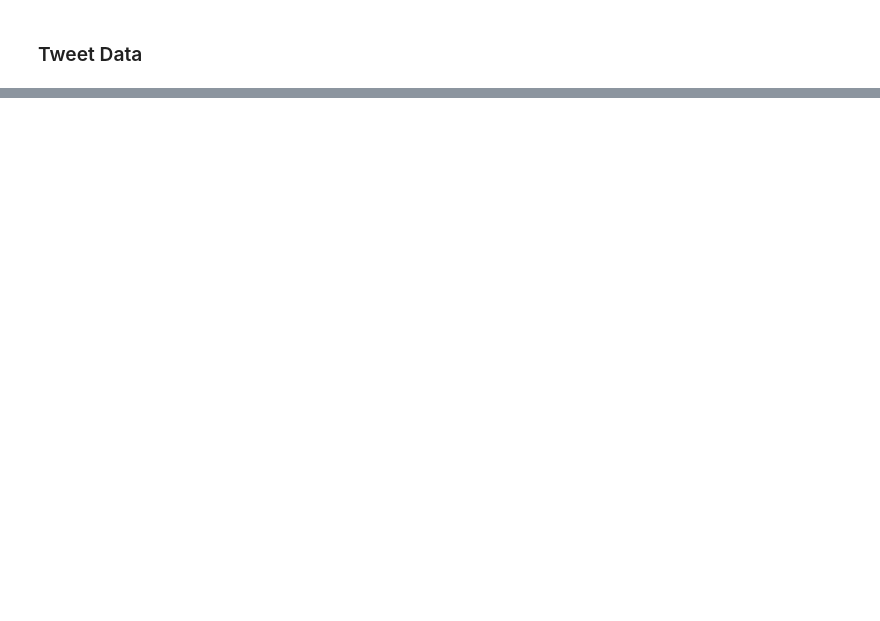
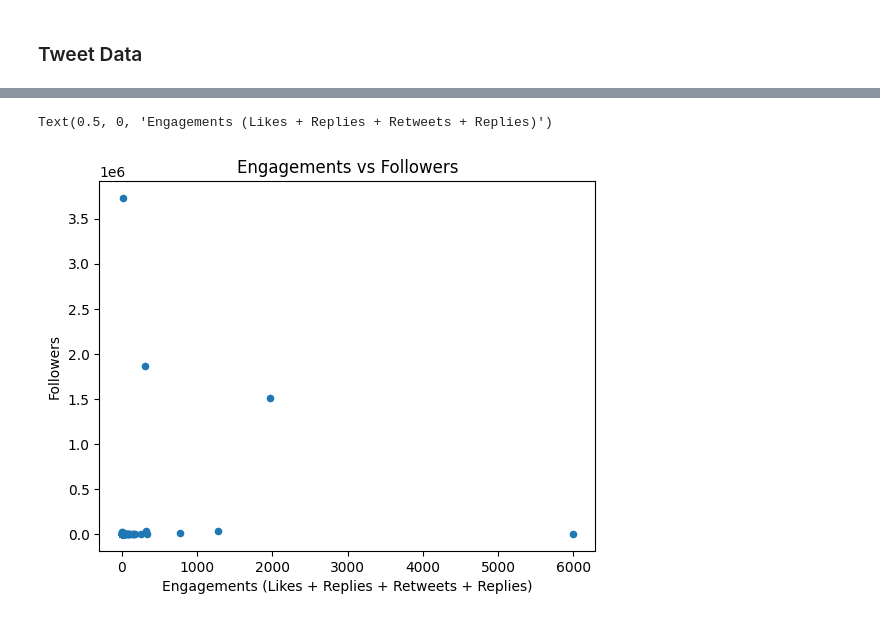
Before and after one commit to ShiroeLH/CS-132-PH-Twitter-Mis-Disinformation-Analysis, a Jupyter notebook: analysis/analysis.ipynb, the cells around one changed output, grey strips where cells are left out. Drawn from its saved outputs; the diff is of its cells as text; code cells hidden in the pictures; blank space fills up the shorter version.

```diff
--- a/analysis/analysis.ipynb
+++ b/analysis/analysis.ipynb
@@ -779,3 +827,16 @@ plot_cont_eng.set_xlabel("Engagements (Likes + Replies + Retweets)")
+# %%
+df_foll_eng = pd.DataFrame(
+    {'Followers': df_clean["Followers"],
+     'Engagements': df_clean["Engagements"]
+    })
+
+
+plot_foll_eng = df_foll_eng.plot.scatter(x='Engagements', y='Followers')
+plot_foll_eng.set_title("Engagements vs Followers")
+plot_foll_eng.set_xlabel("Engagements (Likes + Replies + Retweets + Replies)")
+# %% [output]
+Text(0.5, 0, 'Engagements (Likes + Replies + Retweets + Replies)')
+[figure, added]
 # %%
 df_heat_map = pd.DataFrame({
     'Likes' : df_clean['Likes'],
```
Also changed, not shown: parts of 19 cells of this notebook.
